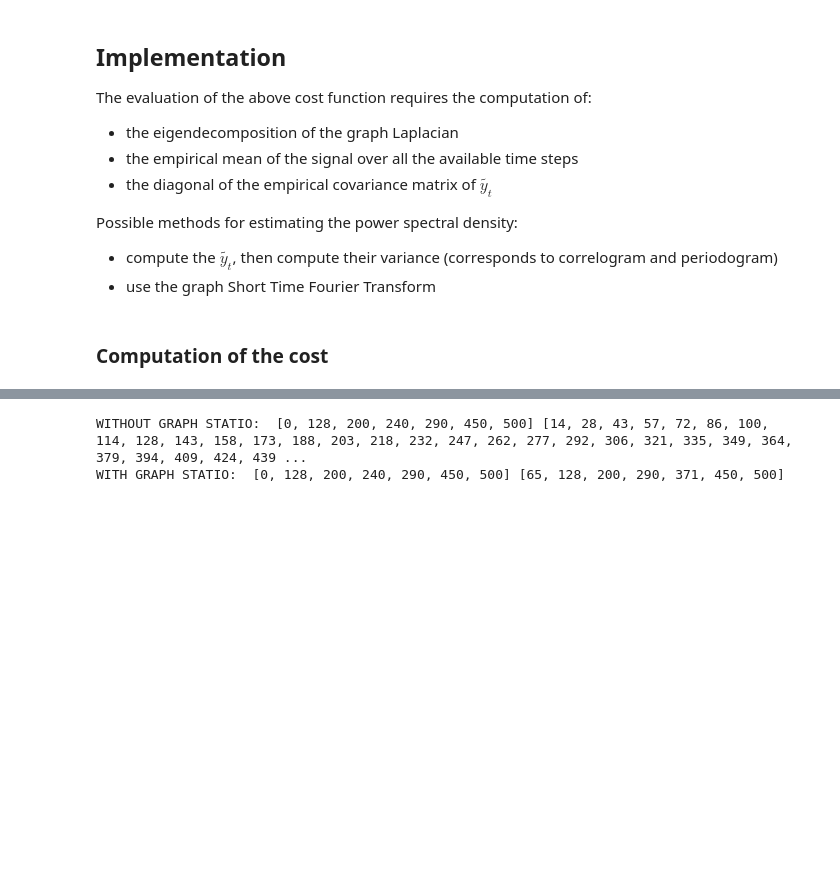
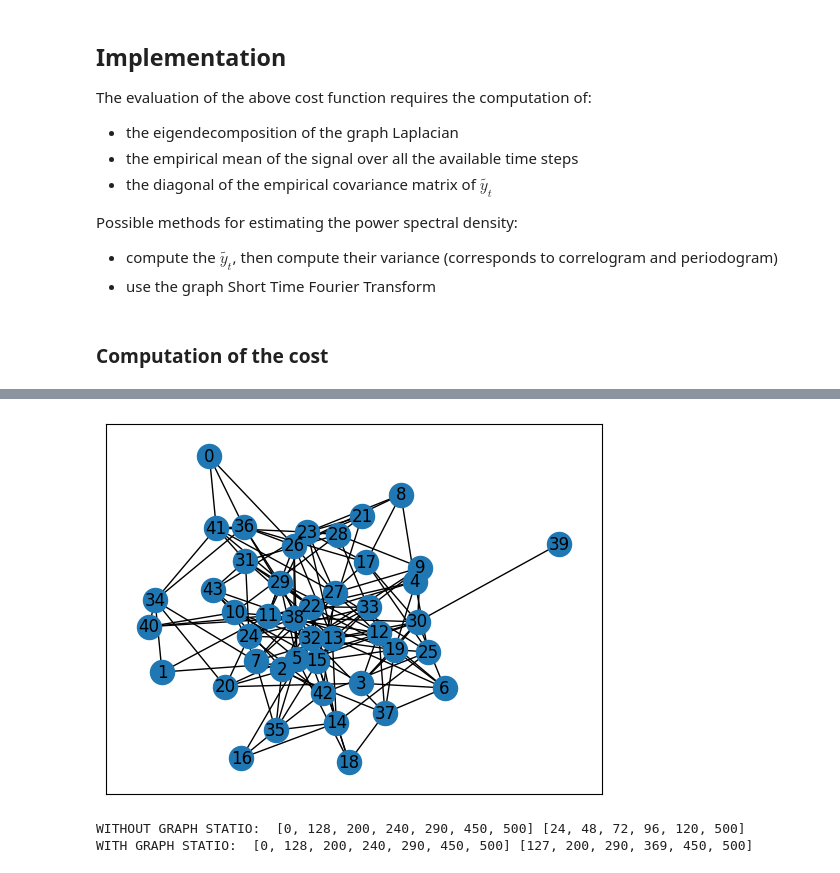
Before and after one commit to evenmatencio/graph-signals-change-point-detection, a Jupyter notebook: covariance_matrix_cpd.ipynb, the cells around one changed output, grey strips where cells are left out. Cells and saved outputs as stored; diff of their text form; code cells hidden in the pictures; blank space fills up the shorter version.

```diff
--- a/covariance_matrix_cpd.ipynb
+++ b/covariance_matrix_cpd.ipynb
@@ -135,3 +143,8 @@ nx.draw_networkx(G, with_labels=False, pos=coord)
+# %%
+G = generate_random_er_graphs(0, 0)
+nx.draw_networkx(G)
+# %% [output]
+[figure, added]
 # %%
 ## SIGNAL GENERATION: respecting the hypothesis of graph stationarity
 
@@ -159,20 +172,17 @@ for i in range(2, len(bkps)):
     cov_mat = eigvects @ diag_mat @ eigvects.T
     signal = np.concatenate([signal, rng.multivariate_normal(np.zeros(n_dims), cov_mat, size=bkps[i] - bkps[i-1])], axis=0)
 # %%
-pen = n_dims/2 * np.log(n_samples) * 28
-
 # No graph statio
 normal_cost = rpt.costs.CostNormal()
-algo = rpt.Pelt(custom_cost=normal_cost, jump=1, min_size=2).fit(signal)
-normal_bkps = algo.predict(pen=pen)
+algo = rpt.Dynp(custom_cost=normal_cost, jump=1, min_size=2).fit(signal)
+normal_bkps = algo.predict(n_bkps=len(bkps)-2)
 print("WITHOUT GRAPH STATIO: ", bkps, normal_bkps)
 
 # With graph statio
 statio_cost = CostGraphStatioNormal(nx.laplacian_matrix(G).toarray())
-algo = rpt.Pelt(custom_cost=statio_cost, jump=1, min_size=2).fit(signal)
-# statio_cost.min_size = 2
-statio_bkps = algo.predict(pen=pen)
+algo = rpt.Dynp(custom_cost=statio_cost, jump=1, min_size=2).fit(signal)
+statio_bkps = algo.predict(n_bkps=len(bkps)-2)
 print("WITH GRAPH STATIO: ", bkps, statio_bkps)
 # %% [output]
-WITHOUT GRAPH STATIO:  [0, 128, 200, 240, 290, 450, 500] [14, 28, 43, 57, 72, 86, 100, 114, 128, 143, 158, 173, 188, 203, 218, 232, 247, 262, 277, 292, 306, 321, 335, 349, 364, 379, 394, 409, 424, 439 ...
-WITH GRAPH STATIO:  [0, 128, 200, 240, 290, 450, 500] [65, 128, 200, 290, 371, 450, 500]
+WITHOUT GRAPH STATIO:  [0, 128, 200, 240, 290, 450, 500] [24, 48, 72, 96, 120, 500]
+WITH GRAPH STATIO:  [0, 128, 200, 240, 290, 450, 500] [127, 200, 290, 369, 450, 500]
```
Also changed, not shown: parts of 12 cells of this notebook.
